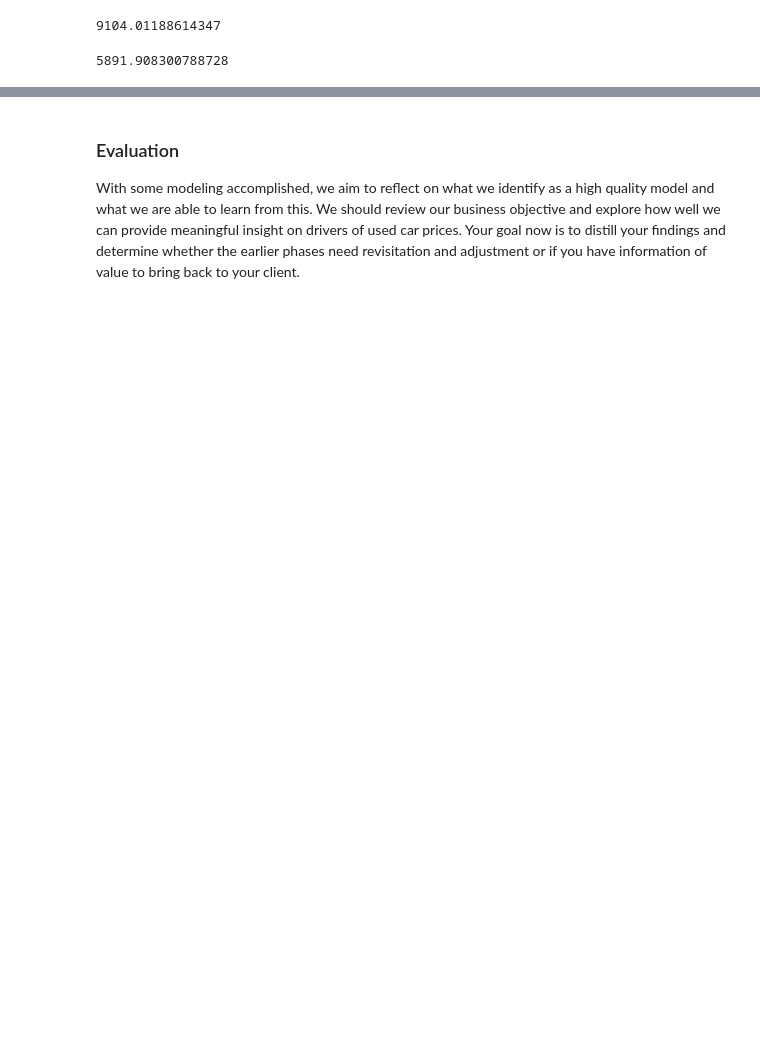
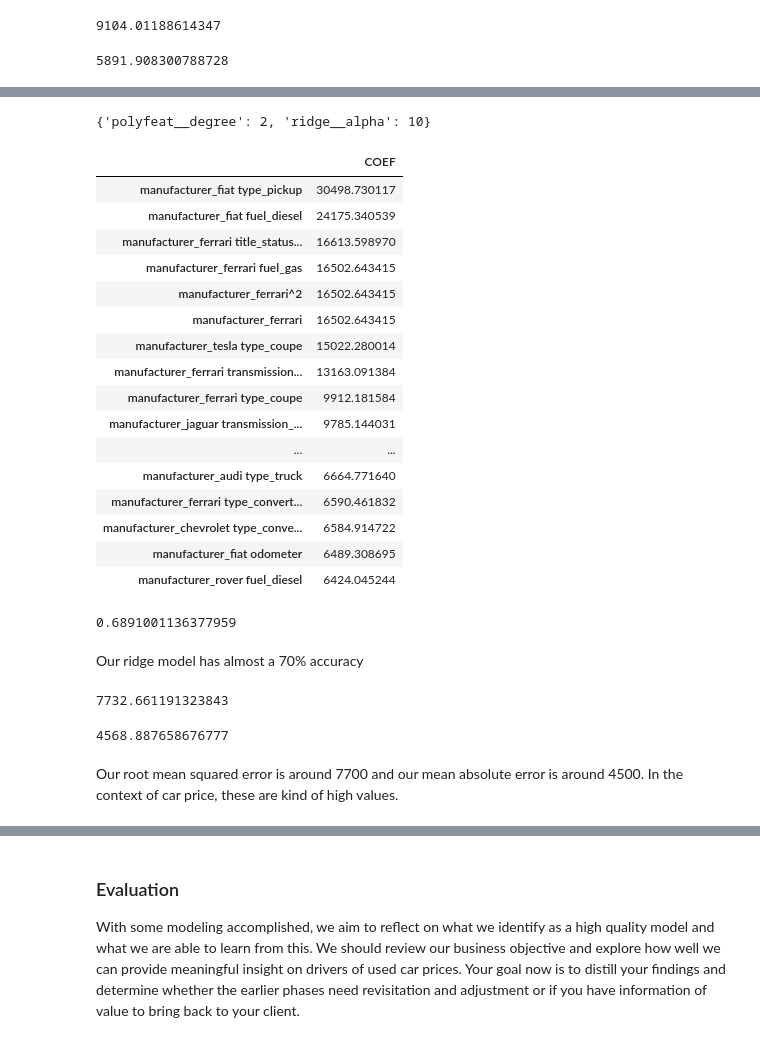
Before and after one commit to kevin-joseph08/assignment-11.1, a Jupyter notebook: prompt_II.ipynb, the cells around one changed output, grey strips where cells are left out. Cells and saved outputs as stored; diff of their text form; code cells hidden in the pictures; blank space fills up the shorter version.

```diff
--- a/prompt_II.ipynb
+++ b/prompt_II.ipynb
@@ -440,0 +445,7 @@ Our root mean squared error is around 9100 and our mean absolute error is around
+# %%
+r_pip = Pipeline([('polyfeat',PolynomialFeatures(include_bias=False)), ('ridge',Ridge()),])
+# %%
+params = {'polyfeat__degree':[1,2],'ridge__alpha':[0.001, 0.01, 0.1, 1, 10, 100, 1000]}
+r_select = GridSearchCV(estimator=r_pip, param_grid=params, scoring='neg_mean_squared_error', cv=ShuffleSplit(n_splits=2, test_size=0.8, random_state=42))
+# %%
+r_select.fit(X_train, y_train)
@@ -440,0 +460,47 @@ Our root mean squared error is around 9100 and our mean absolute error is around
+# %%
+r_model = r_select.best_estimator_
+# %%
+r_params = r_select.best_params_
+r_params
+# %% [output]
+{'polyfeat__degree': 2, 'ridge__alpha': 10}
+# %%
+r_coefs = pd.DataFrame(r_model.named_steps['ridge'].coef_, index=[r_model.named_steps['polyfeat'].get_feature_names_out()], columns=['COEF'])
+r_coefs.sort_values(by=['COEF'], ascending=False).head(20)
+# %% [output]
+|  | COEF |
+| manufacturer_fiat type_pickup | 30498.730117 |
+| manufacturer_fiat fuel_diesel | 24175.340539 |
+| manufacturer_ferrari title_status... | 16613.598970 |
+| manufacturer_ferrari fuel_gas | 16502.643415 |
+| manufacturer_ferrari^2 | 16502.643415 |
+| manufacturer_ferrari | 16502.643415 |
+| manufacturer_tesla type_coupe | 15022.280014 |
+| manufacturer_ferrari transmission... | 13163.091384 |
+| manufacturer_ferrari type_coupe | 9912.181584 |
+| manufacturer_jaguar transmission_... | 9785.144031 |
+| ... | ... |
+| manufacturer_audi type_truck | 6664.771640 |
+| manufacturer_ferrari type_convert... | 6590.461832 |
+| manufacturer_chevrolet type_conve... | 6584.914722 |
+| manufacturer_fiat odometer | 6489.308695 |
+| manufacturer_rover fuel_diesel | 6424.045244 |
+# %%
+r_r2 = r_model.score(X_test, y_test)
+r_r2
+# %% [output]
+0.6891001136377959
+# %% [markdown]
+Our ridge model has almost a 70% accuracy
+# %%
+r_rmse = np.sqrt(mean_squared_error(y_test,r_model.predict(X_test)))
+r_rmse
+# %% [output]
+7732.661191323843
+# %%
+r_mae = mean_absolute_error(y_test,r_model.predict(X_test))
+r_mae
+# %% [output]
+4568.887658676777
+# %% [markdown]
+Our root mean squared error is around 7700 and our mean absolute error is around 4500. In the context of car price, these are kind of high values.
```
Also changed, not shown: parts of 21 cells of this notebook.
